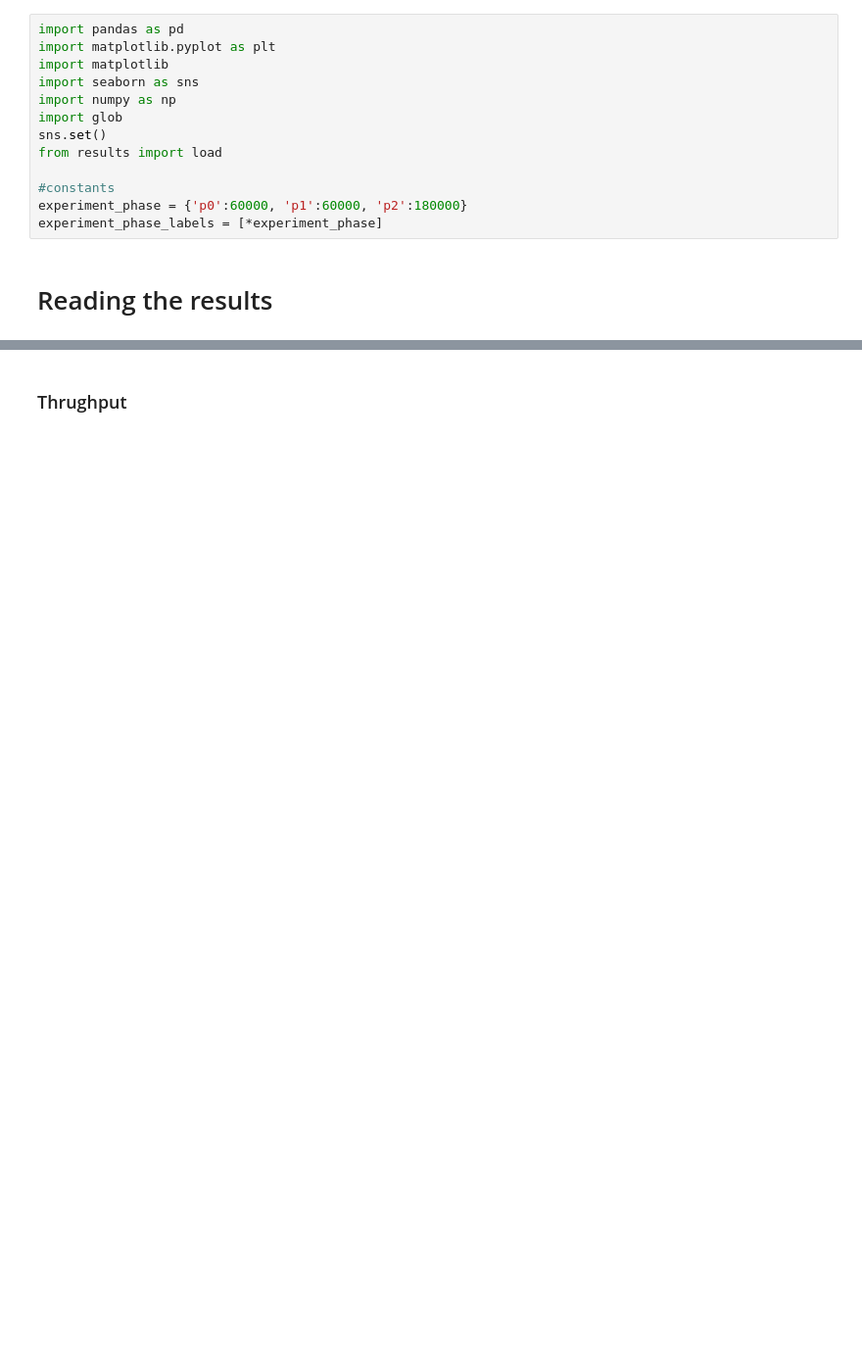
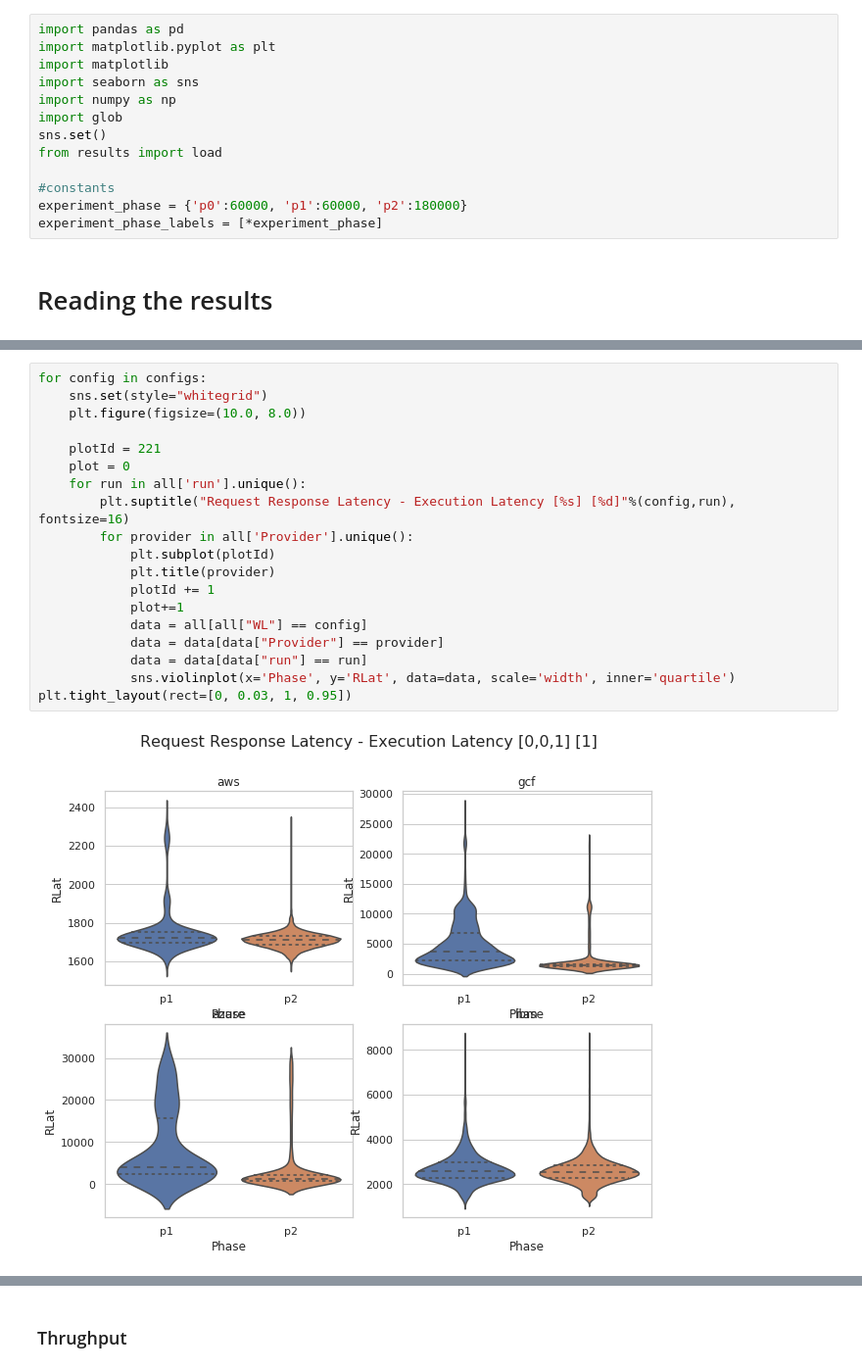
Before and after one commit to tawalaya/FaaSElasticityEngineering, a Jupyter notebook: Template.ipynb, the cells around one changed output, grey strips where cells are left out. Shown at 98% size. Cells and saved outputs as stored; diff of their text form; blank space fills up the shorter version.

```diff
--- a/Template.ipynb
+++ b/Template.ipynb
@@ -81,0 +67,21 @@ NameError: name 'labels' is not defined
+# %%
+for config in configs:
+    sns.set(style="whitegrid")
+    plt.figure(figsize=(10.0, 8.0))
+
+    plotId = 221
+    plot = 0
+    for run in all['run'].unique():
+        plt.suptitle("Request Response Latency - Execution Latency [%s] [%d]"%(config,run), fontsize=16)
+        for provider in all['Provider'].unique():
+            plt.subplot(plotId)
+            plt.title(provider)
+            plotId += 1
+            plot+=1
+            data = all[all["WL"] == config]
+            data = data[data["Provider"] == provider]
+            data = data[data["run"] == run]
+            sns.violinplot(x='Phase', y='RLat', data=data, scale='width', inner='quartile')
+plt.tight_layout(rect=[0, 0.03, 1, 0.95])
+# %% [output]
+[figure, added]
```
Also changed, not shown: parts of 17 cells of this notebook, 1 other file.
